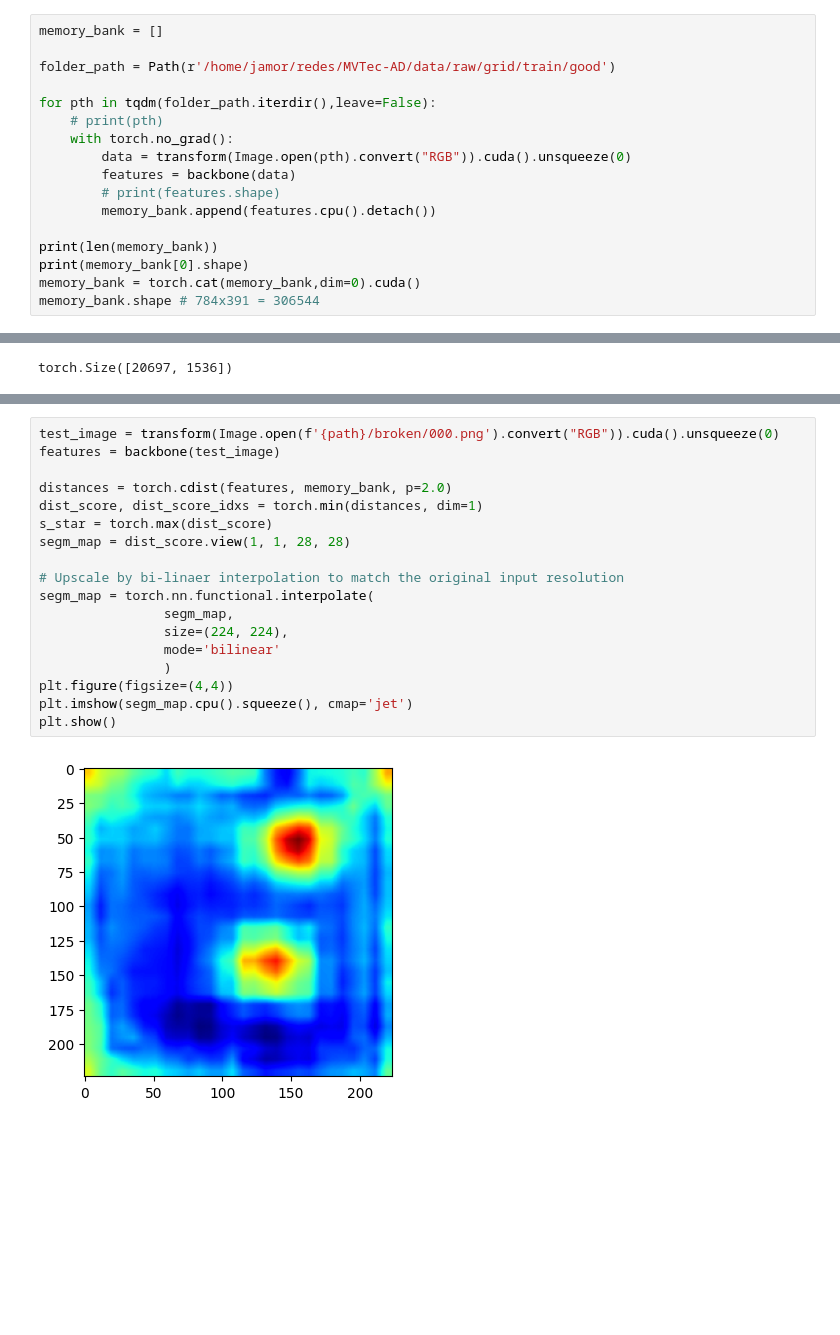
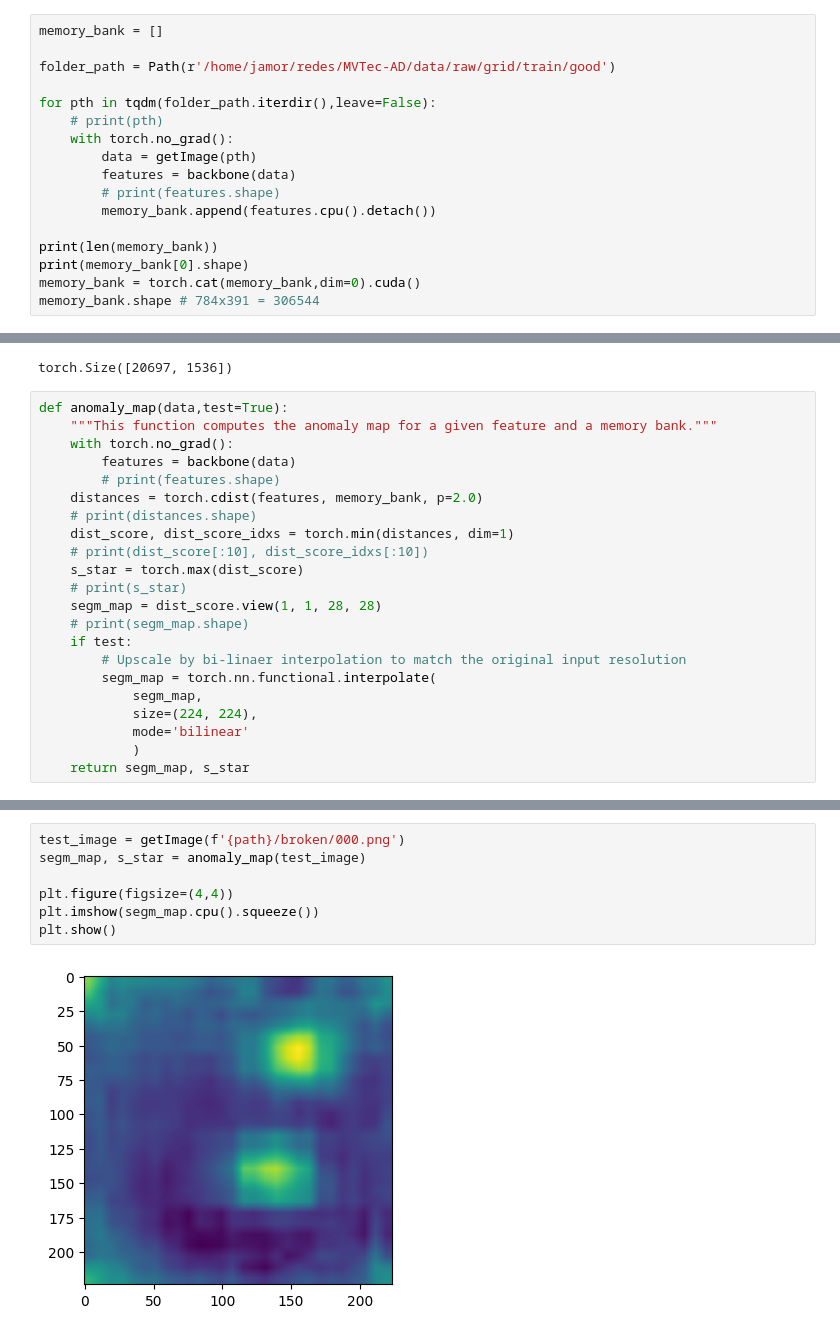
Before and after one commit to 3tagoras/MVTec-AD, a Jupyter notebook: notebooks/2.0-jame-kaggle-repeat.ipynb, the cells around one changed output, grey strips where cells are left out. Saved outputs shown, nothing was run; the diff lists cells and outputs as text; blank space fills up the shorter version.

```diff
--- a/notebooks/2.0-jame-kaggle-repeat.ipynb
+++ b/notebooks/2.0-jame-kaggle-repeat.ipynb
@@ -85,7 +93,7 @@ folder_path = Path(r'/home/jamor/redes/MVTec-AD/data/raw/grid/train/good')
 for pth in tqdm(folder_path.iterdir(),leave=False):
     # print(pth)
     with torch.no_grad():
-        data = transform(Image.open(pth).convert("RGB")).cuda().unsqueeze(0)
+        data = getImage(pth)
         features = backbone(data)
         # print(features.shape)
         memory_bank.append(features.cpu().detach())
@@ -104,6 +112,28 @@ memory_bank = memory_bank[selected_indices]
 memory_bank.shape
 # %% [output]
 torch.Size([20697, 1536])
+# %%
+def anomaly_map(data,test=True):
+    """This function computes the anomaly map for a given feature and a memory bank."""
+    with torch.no_grad():
+        features = backbone(data)
+        # print(features.shape)
+    distances = torch.cdist(features, memory_bank, p=2.0)
+    # print(distances.shape)
+    dist_score, dist_score_idxs = torch.min(distances, dim=1)
+    # print(dist_score[:10], dist_score_idxs[:10])
+    s_star = torch.max(dist_score)
+    # print(s_star)
+    segm_map = dist_score.view(1, 1, 28, 28)
+    # print(segm_map.shape)
+    if test:
+        # Upscale by bi-linaer interpolation to match the original input resolution
+        segm_map = torch.nn.functional.interpolate(
+            segm_map,
+            size=(224, 224),
+            mode='bilinear'
+            )
+    return segm_map, s_star
 # %%
 y_score_good = []
 folder_path = Path(r'/home/jamor/redes/MVTec-AD/data/raw/grid/train/good')
@@ -201,23 +211,12 @@ plt.show()
 # %%
-test_image = transform(Image.open(f'{path}/broken/000.png').convert("RGB")).cuda().unsqueeze(0)
-features = backbone(test_image)
+test_image = getImage(f'{path}/broken/000.png')
+segm_map, s_star = anomaly_map(test_image)
 
-distances = torch.cdist(features, memory_bank, p=2.0)
-dist_score, dist_score_idxs = torch.min(distances, dim=1)
-s_star = torch.max(dist_score)
-segm_map = dist_score.view(1, 1, 28, 28)
-
-# Upscale by bi-linaer interpolation to match the original input resolution
-segm_map = torch.nn.functional.interpolate(
-                segm_map,
-                size=(224, 224),
-                mode='bilinear'
-                )
 plt.figure(figsize=(4,4))
-plt.imshow(segm_map.cpu().squeeze(), cmap='jet')
+plt.imshow(segm_map.cpu().squeeze())
 plt.show()
 # %% [output]
-[figure, old version]
+[figure, new version]
 # %%
 from sklearn.metrics import roc_auc_score, roc_curve, confusion_matrix, ConfusionMatrixDisplay, f1_score
 
```
Also changed, not shown: parts of 15 cells of this notebook.
